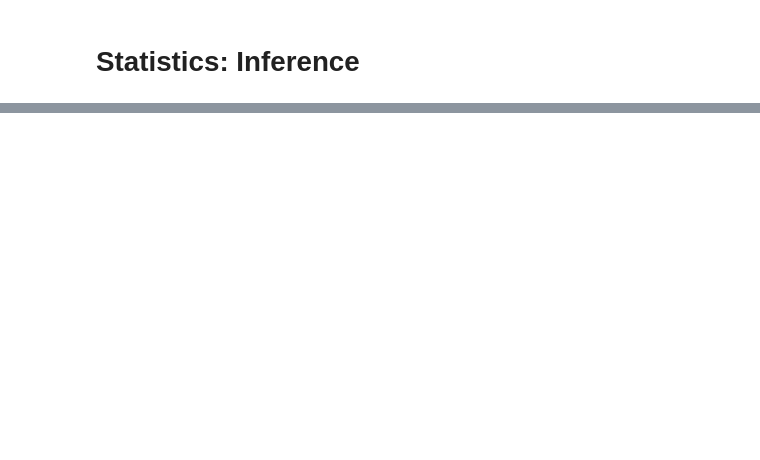
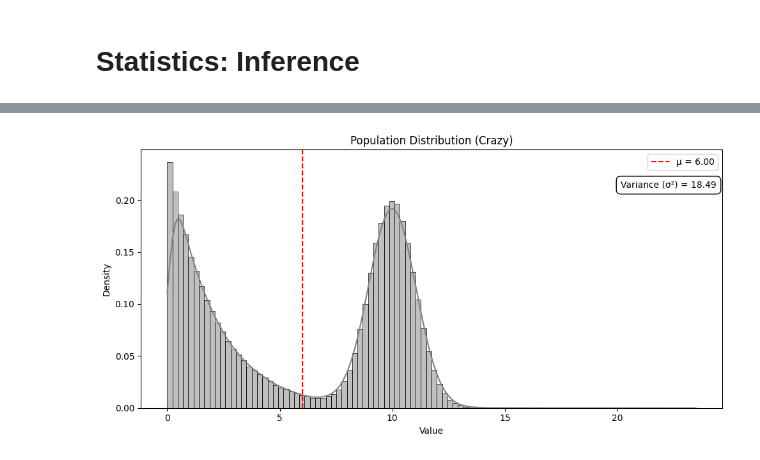
Before and after one commit to leandroohf/statistics, a Jupyter notebook: statistics_inference_cheat_sheet.ipynb, the cells around one changed output, grey strips where cells are left out. Saved outputs shown, nothing was run; the diff lists cells and outputs as text; code cells hidden in the pictures; blank space fills up the shorter version.

```diff
--- a/statistics_inference_cheat_sheet.ipynb
+++ b/statistics_inference_cheat_sheet.ipynb
@@ -39,0 +38,10 @@
+# %%
+import numpy as np
+from utils import gen_and_plot_population_distribution
+
+population = gen_and_plot_population_distribution(size=500_000, scale1=2, scale2=1)
+
+population_mean = np.mean(population)
+population_var = np.var(population)
+# %% [output]
+[figure, added]
```
Also changed, not shown: parts of 37 cells of this notebook, 1 other file.
